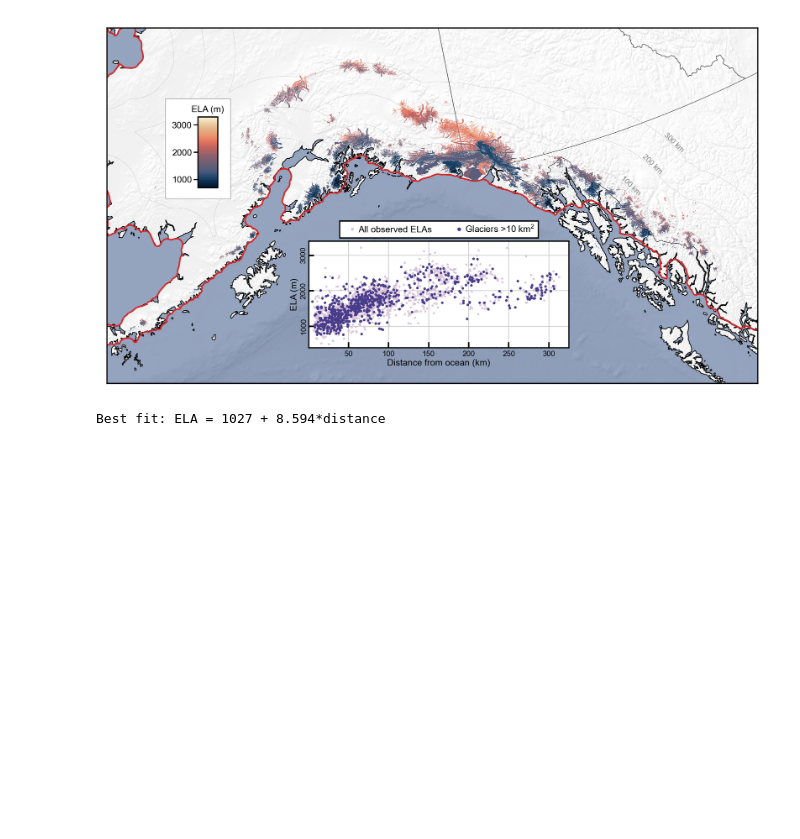
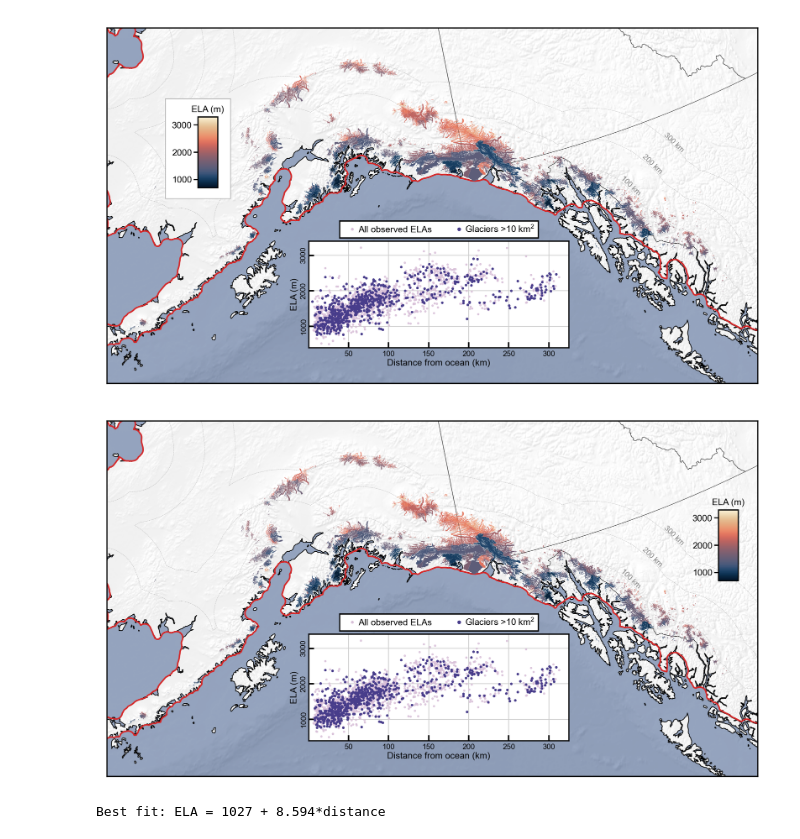
Before and after one commit to lucas-zeller/Glacier-Snow-Lines, a Jupyter notebook: Figures/all_elas.ipynb, the cells around one changed output. Drawn from its saved outputs; the diff is of its cells as text; code cells hidden in the pictures; blank space fills up the shorter version.

```diff
--- a/Figures/all_elas.ipynb
+++ b/Figures/all_elas.ipynb
@@ -191,5 +191,83 @@ plt.savefig(out_path, dpi=400, bbox_inches='tight', pad_inches=0.015)
 # %% [output]
 [figure]
+# %%
+mpl.rcParams['font.family'] = 'Arial'
+mpl.rcParams['mathtext.fontset'] = 'custom'
+mpl.rcParams['mathtext.rm'] = 'Arial'
+
+# start figure
+fig,axs = snowFun.create_base_map(hillshade=1)
+
+# create inset cbar axis
+cb_ax = axs.inset_axes( (0.94,0.55,0.03,0.2), transform=axs.transAxes)
+
+# add glacier data
+im = all_data_gdf.plot(ax=axs, column='ela_avg_product', zorder=10, cmap=cm.lipari, legend=True, vmin=700, vmax=3300,
+                          legend_kwds={"location":'left', 'cax':cb_ax, 'ticks':[1000,2000,3000]})
+
+# edit cbar axis
+cb_ax.tick_params(labelsize=6, length=3, pad=1)
+cb_ax.set_xlabel('ELA (m)', size=6, labelpad=3)
+cb_ax.xaxis.set_label_position('top')
+
+# add background to cbar axis
+# rect = Rectangle((0.79,0.67), 0.1, 0.28, transform=axs.transAxes,
+#                  fc ='white', ec ='black', lw=0.5, zorder=1.1)
+# axs.add_patch(rect)
+
+# plot ocean boundary
+ocean_smooth.boundary.plot(ax=axs, color='tab:red', linewidth=1, alpha=1, zorder=1.35)
+
+# plot 100 km contours from ocean
+ocean_100.boundary.plot(ax=axs, color='black', linewidth=0.2, linestyle='dashed', alpha=1, zorder=1)
+ocean_200.boundary.plot(ax=axs, color='black', linewidth=0.2, linestyle='dashed', alpha=1, zorder=1)
+ocean_300.boundary.plot(ax=axs, color='black', linewidth=0.2, linestyle='dashed', alpha=1, zorder=1)
+
+# create inset axis for scatterplot
+ax_sc = axs.inset_axes( (0.31,0.1,0.4,0.3), transform=axs.transAxes)
+
+# subset data for scatterplot data
+subset_df = all_data_gdf[all_data_gdf['off_glacier_avg_product']==0] # only glaciers with ela on glacier
+subset_df_big = subset_df[subset_df['Area']>10]
+
+# add data to plot
+ax_sc.scatter(subset_df['distance_from_ocean'], subset_df['ela_avg_product'],
+           s=0.2, c='thistle', edgecolor=None, zorder=2, label='All observed ELAs')
+ax_sc.scatter(subset_df_big['distance_from_ocean'], subset_df_big['ela_avg_product'],
+           s=0.5, c='darkslateblue', zorder=3, label='Glaciers >10 km$^2$')
+
+# edit scatterplot axis
+ax_sc.set_xlim(0.1,325)
+ax_sc.set_ylim(400,3400)
+ax_sc.set_xlabel('Distance from ocean (km)', size=6, labelpad=1)
+ax_sc.set_ylabel('ELA (m)', size=6, labelpad=1)
+ax_sc.set_yticks([1000,2000,3000])
+ax_sc.set_yticklabels([1000,2000,3000], va='center')
+ax_sc.tick_params(axis="x", pad=2, direction="in", width=1, labelsize=5, zorder=2)
+ax_sc.tick_params(axis="y" ,pad=1, direction="in", labelrotation=90, width=1, labelsize=5, zorder=2)
+ax_sc.grid(c='0.8', linewidth=0.5, zorder=1)
+
+l = ax_sc.legend(fontsize=6, fancybox=False, ncols=2, loc='lower center', bbox_to_anchor=(0.5,0.99),
+                 markerscale=2, scatteryoffsets=[0.5], labelspacing=0.2, handletextpad=-0.3,
+                 framealpha=1, facecolor='white', edgecolor='black')
+l.get_frame().set_linewidth(0.8)
+
+# remove map ticks and labels
+axs.set_xticks([])
+axs.set_yticks([])
+axs.set_xlabel("")
+axs.set_ylabel("")
+
+# add labels to show distance from coast
+axs.text(0.788,0.528, "100 km", fontsize=5, color='grey', rotation=-44, transform=axs.transAxes)
+axs.text(0.821,0.589, "200 km", fontsize=5, color='grey', rotation=-44, transform=axs.transAxes)
+axs.text(0.854,0.65, "300 km", fontsize=5, color='grey', rotation=-44, transform=axs.transAxes)
+
+# save
+out_path = os.path.join(folder_AGVA, 'Figures', 'ela map', 'ela_map_hillshade_dis.png')
+plt.savefig(out_path, dpi=400, bbox_inches='tight', pad_inches=0.015)
+# %% [output]
+[figure, added]
 # %%
 # subset data for scatterplot data
 subset_df = all_data_gdf[all_data_gdf['off_glacier_avg_product']==0] # only glaciers with ela on glacier
```
Also changed, not shown: parts of 1 cell of this notebook, 9 other files.
